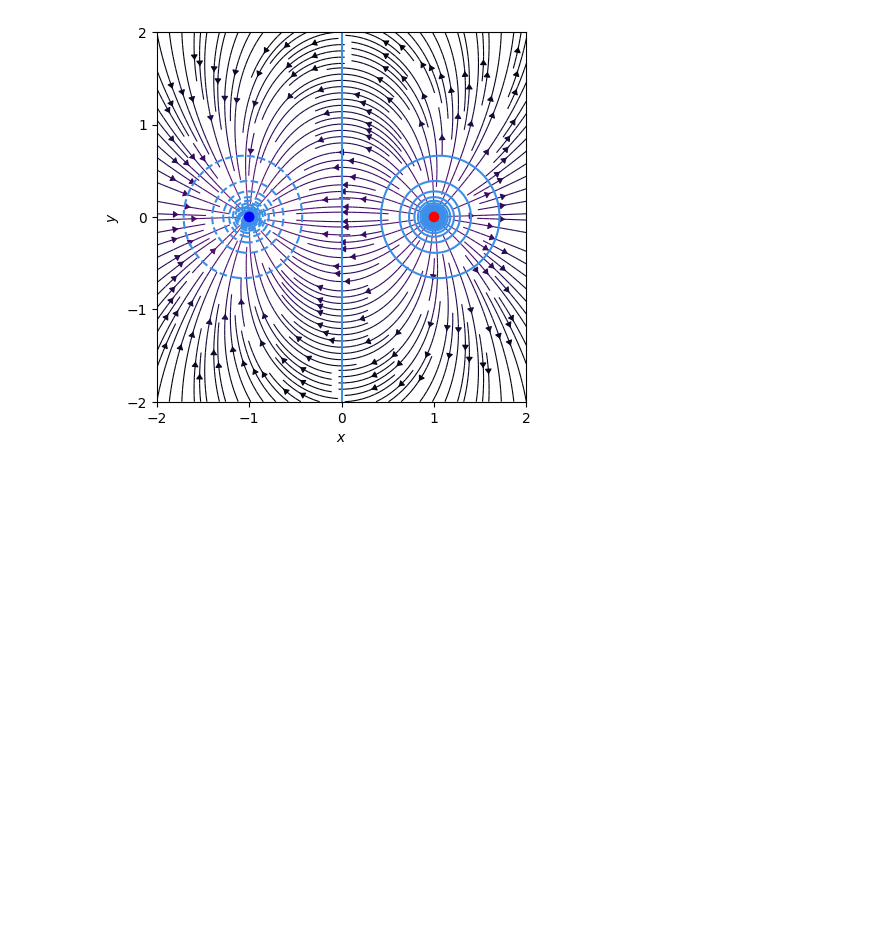
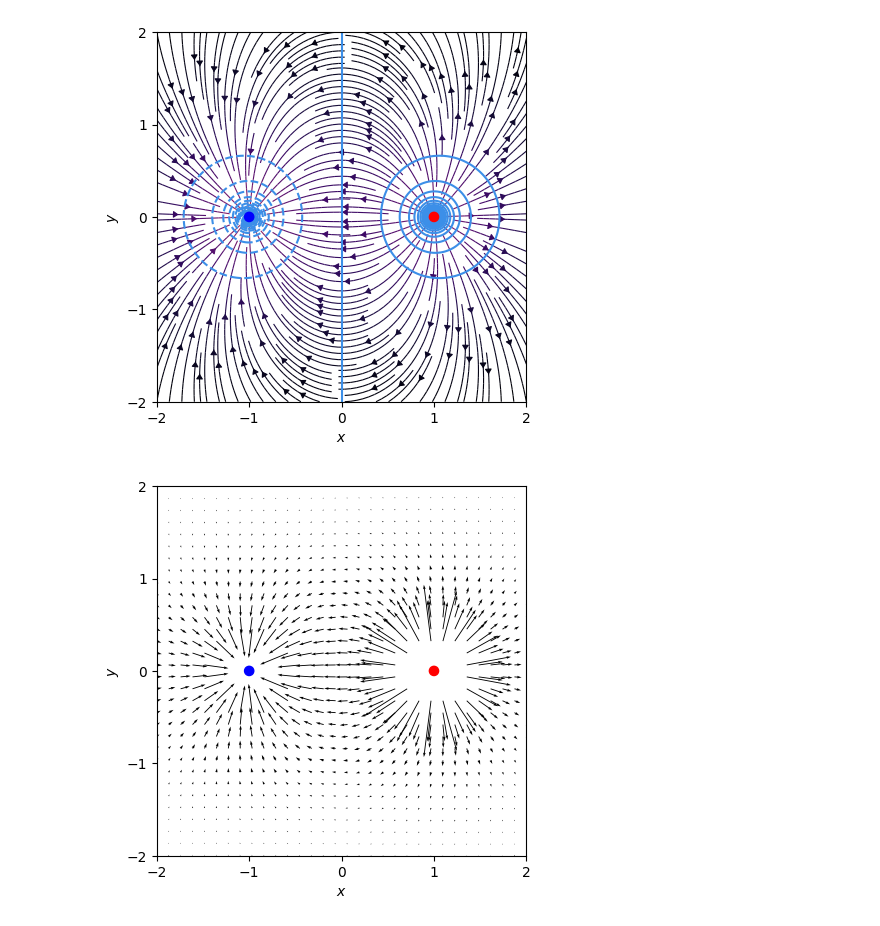
Before and after one commit to hd-exercises/exp-2-plots, a Jupyter notebook: src/homework-01/01-dipol.ipynb, the cells around one changed output. Cells and saved outputs as stored; diff of their text form; code cells hidden in the pictures; blank space fills up the shorter version.

Commit message:
Plot electric field (quiver)

```diff
--- a/src/homework-01/01-dipol.ipynb
+++ b/src/homework-01/01-dipol.ipynb
@@ -72,3 +72,48 @@ ax.set_aspect('equal')
 plt.savefig('01-dipol.pdf')
 # %% [output]
 [figure]
+# %%
+# Grid of points
+nx, ny = 2**5, 2**5
+x = np.linspace(-2, 2, nx)
+y = np.linspace(-2, 2, ny)
+X, Y = np.meshgrid(x,y)
+# filter right side
+keep_condition = (X-a)**2 + Y**2 > 0.1
+X = X[keep_condition]
+Y = Y[keep_condition]
+# filter left side
+keep_condition = (X+a)**2 + Y**2 > 0.2
+X = X[keep_condition]
+Y = Y[keep_condition]
+
+# Calculate E field on every grid point
+# Ex, Ey = np.zeros((ny, nx)), np.zeros((ny, nx))
+Ex, Ey = E(x=X, y=Y)
+Ex = -Ex
+Ey = -Ey
+
+
+# Plot
+fig = plt.figure()
+ax = fig.add_subplot(1, 1, 1)
+
+ax.quiver(X, Y, Ex, Ey)
+
+charge_colors = ['red', 'blue']
+for i, pos in enumerate([(a, 0), (-a, 0)]):
+    ax.add_patch(Circle(pos, 0.05, color=charge_colors[i], zorder=2))
+
+
+ax.set_xlabel('$x$')
+ax.set_ylabel('$y$')
+ax.set_xlim(-2,2)
+ax.set_ylim(-2,2)
+loc = plticker.MultipleLocator(base=1.0)
+ax.xaxis.set_major_locator(loc)
+ax.yaxis.set_major_locator(loc)
+ax.set_aspect('equal')
+
+plt.savefig('01-dipol-electric-field.pdf')
+# %% [output]
+[figure, added]
```
Also changed, not shown: 1 other file.
